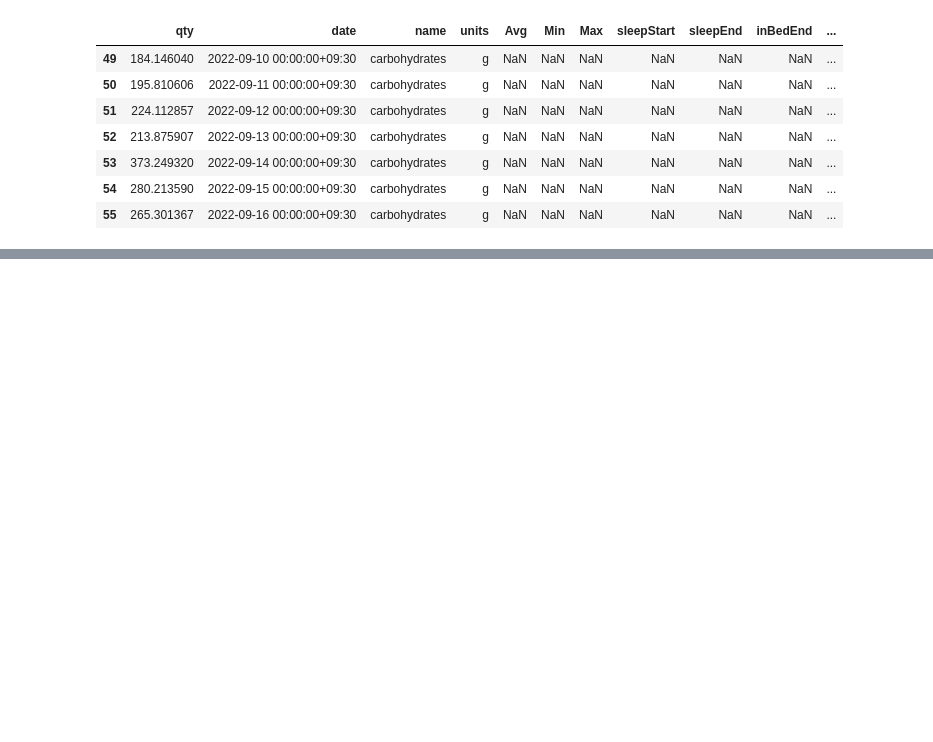
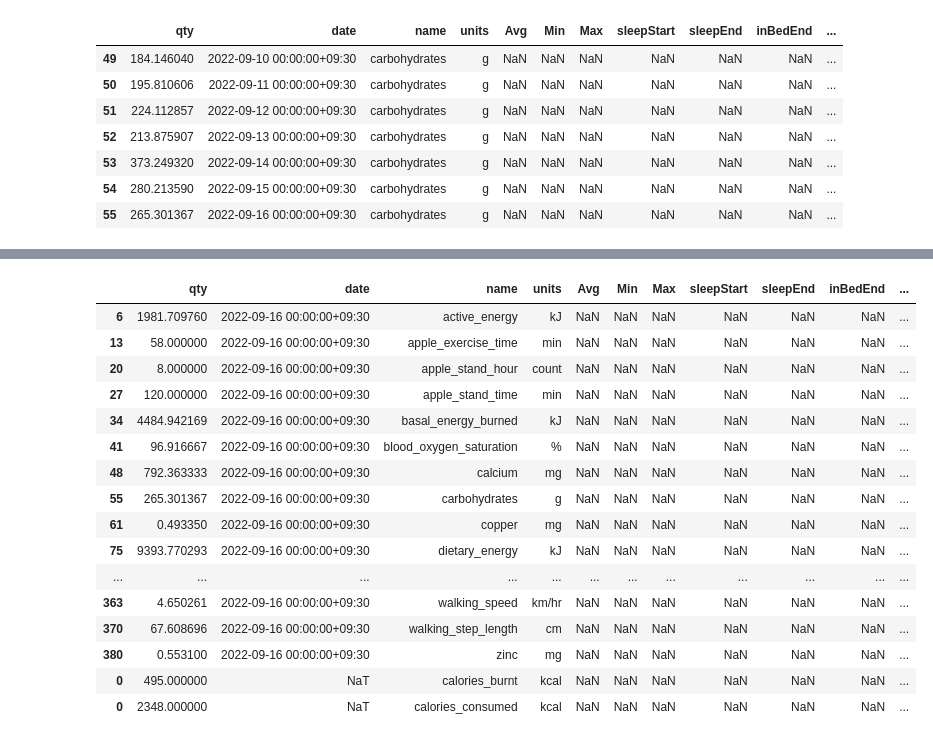
Before and after one commit to namtonthat/apple-health-data, a Jupyter notebook: healthlake.ipynb, the cells around one changed output, grey strips where cells are left out. Cells and saved outputs as stored; diff of their text form; code cells hidden in the pictures; blank space fills up the shorter version.

```diff
--- a/healthlake.ipynb
+++ b/healthlake.ipynb
@@ -42,7 +44,7 @@ df_raw = pd.DataFrame()
 
 EVENT_TYPES = {
     "food": ['carbohydrates', 'protein', 'total_fat', 'fiber'],
-    "activity": ['apple_exercise_time'],
+    "activity": ['activities'],
     "sleep": ['asleep', 'inBed', 'inBedStart']
 }
 
@@ -261,2 +274,13 @@ class Activity:
         """
         return description
+# %%
+c = Calendar()
+available_dates = ahc['dates'].unique()
+
+for date in available_dates:
+    daily_stats = ahc[ahc['dates'] == date]
+    daily_calendar = create_day_calendar(
+        stats=daily_stats,
+        event_date=date
+    )
+    c.events.add(daily_calendar)
@@ -416 +496,21 @@ def create_day_calendar(stats: pd.DataFrame, event_date: str):
+# %%
+ahc[ahc['dates'] == date]
+# %% [output]
+|  | qty | date | name | units | Avg | Min | Max | sleepStart | sleepEnd | inBedEnd | ... |
+| 6 | 1981.709760 | 2022-09-16 00:00:00+09:30 | active_energy | kJ | NaN | NaN | NaN | NaN | NaN | NaN | ... |
+| 13 | 58.000000 | 2022-09-16 00:00:00+09:30 | apple_exercise_time | min | NaN | NaN | NaN | NaN | NaN | NaN | ... |
+| 20 | 8.000000 | 2022-09-16 00:00:00+09:30 | apple_stand_hour | count | NaN | NaN | NaN | NaN | NaN | NaN | ... |
+| 27 | 120.000000 | 2022-09-16 00:00:00+09:30 | apple_stand_time | min | NaN | NaN | NaN | NaN | NaN | NaN | ... |
+| 34 | 4484.942169 | 2022-09-16 00:00:00+09:30 | basal_energy_burned | kJ | NaN | NaN | NaN | NaN | NaN | NaN | ... |
+| 41 | 96.916667 | 2022-09-16 00:00:00+09:30 | blood_oxygen_saturation | % | NaN | NaN | NaN | NaN | NaN | NaN | ... |
+| 48 | 792.363333 | 2022-09-16 00:00:00+09:30 | calcium | mg | NaN | NaN | NaN | NaN | NaN | NaN | ... |
+| 55 | 265.301367 | 2022-09-16 00:00:00+09:30 | carbohydrates | g | NaN | NaN | NaN | NaN | NaN | NaN | ... |
+| 61 | 0.493350 | 2022-09-16 00:00:00+09:30 | copper | mg | NaN | NaN | NaN | NaN | NaN | NaN | ... |
+| 75 | 9393.770293 | 2022-09-16 00:00:00+09:30 | dietary_energy | kJ | NaN | NaN | NaN | NaN | NaN | NaN | ... |
+| ... | ... | ... | ... | ... | ... | ... | ... | ... | ... | ... | ... |
+| 363 | 4.650261 | 2022-09-16 00:00:00+09:30 | walking_speed | km/hr | NaN | NaN | NaN | NaN | NaN | NaN | ... |
+| 370 | 67.608696 | 2022-09-16 00:00:00+09:30 | walking_step_length | cm | NaN | NaN | NaN | NaN | NaN | NaN | ... |
+| 380 | 0.553100 | 2022-09-16 00:00:00+09:30 | zinc | mg | NaN | NaN | NaN | NaN | NaN | NaN | ... |
+| 0 | 495.000000 | NaT | calories_burnt | kcal | NaN | NaN | NaN | NaN | NaN | NaN | ... |
+| 0 | 2348.000000 | NaT | calories_consumed | kcal | NaN | NaN | NaN | NaN | NaN | NaN | ... |
 # %%
```
Also changed, not shown: parts of 11 cells of this notebook, 1 other file.
